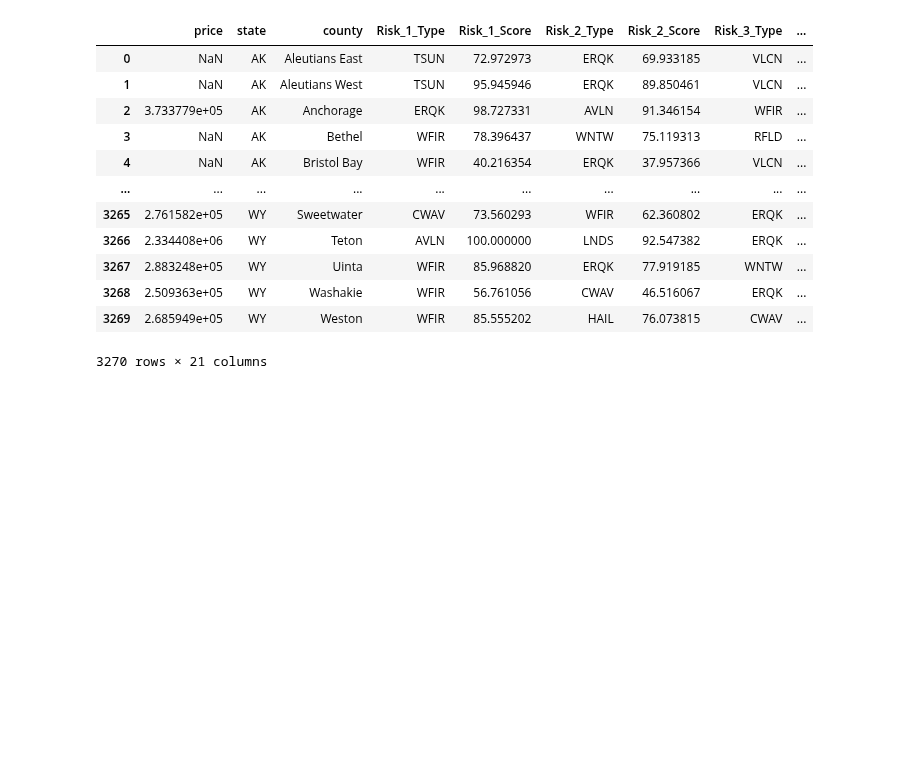
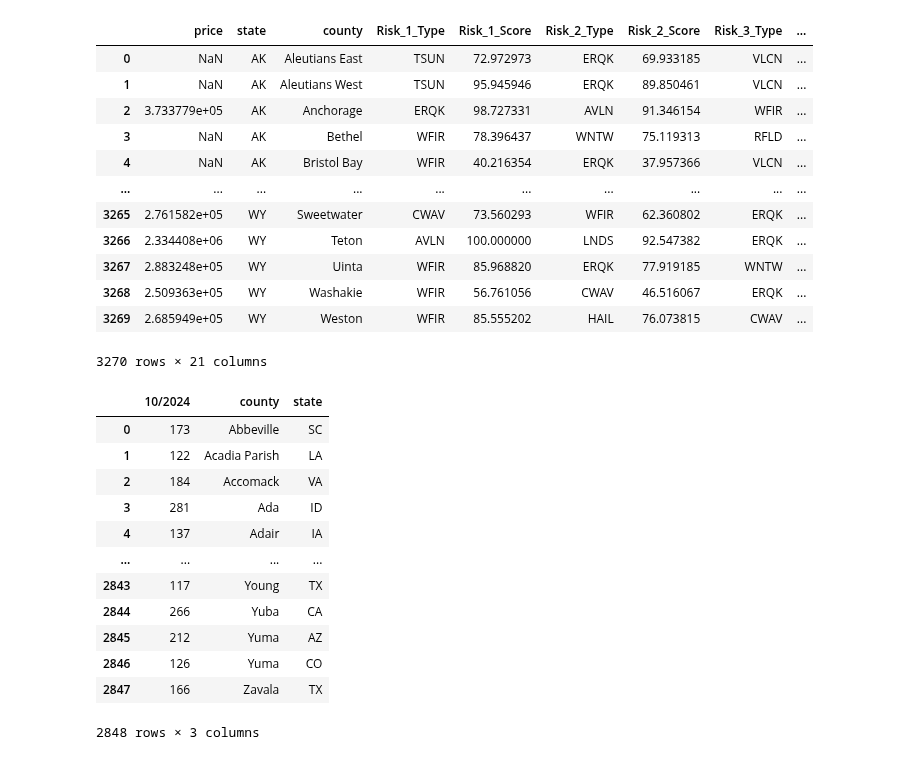
Before and after one commit to jahnavi-maddhuri/Climate-Risk-Impact-on-House-Prices, a Jupyter notebook: DataCleaning_zx.ipynb, the cells around one changed output. Cells and saved outputs as stored; diff of their text form; code cells hidden in the pictures; blank space fills up the shorter version.

```diff
--- a/DataCleaning_zx.ipynb
+++ b/DataCleaning_zx.ipynb
@@ -337,3 +333,30 @@ final_df_cleaned
 | 3268 | 2.509363e+05 | WY | Washakie | WFIR | 56.761056 | CWAV | 46.516067 | ERQK | ... |
 | 3269 | 2.685949e+05 | WY | Weston | WFIR | 85.555202 | HAIL | 76.073815 | CWAV | ... |
 3270 rows × 21 columns
+# %%
+ppsf = pd.read_csv("data/ppsf.csv")
+
+# Split the 'Region' column into 'county' and 'state' columns
+ppsf[["county", "state"]] = ppsf["Region"].str.split(", ", expand=True)
+
+# Remove the word 'County' from the 'county' column
+ppsf["county"] = ppsf["county"].str.replace(" County", "")
+
+# Drop the original 'Region' column
+ppsf = ppsf.drop(columns=["Region"])
+
+ppsf
+# %% [output]
+|  | 10/2024 | county | state |
+| 0 | 173 | Abbeville | SC |
+| 1 | 122 | Acadia Parish | LA |
+| 2 | 184 | Accomack | VA |
+| 3 | 281 | Ada | ID |
+| 4 | 137 | Adair | IA |
+| ... | ... | ... | ... |
+| 2843 | 117 | Young | TX |
+| 2844 | 266 | Yuba | CA |
+| 2845 | 212 | Yuma | AZ |
+| 2846 | 126 | Yuma | CO |
+| 2847 | 166 | Zavala | TX |
+2848 rows × 3 columns
```
Also changed, not shown: parts of 3 cells of this notebook, 1 other file.
